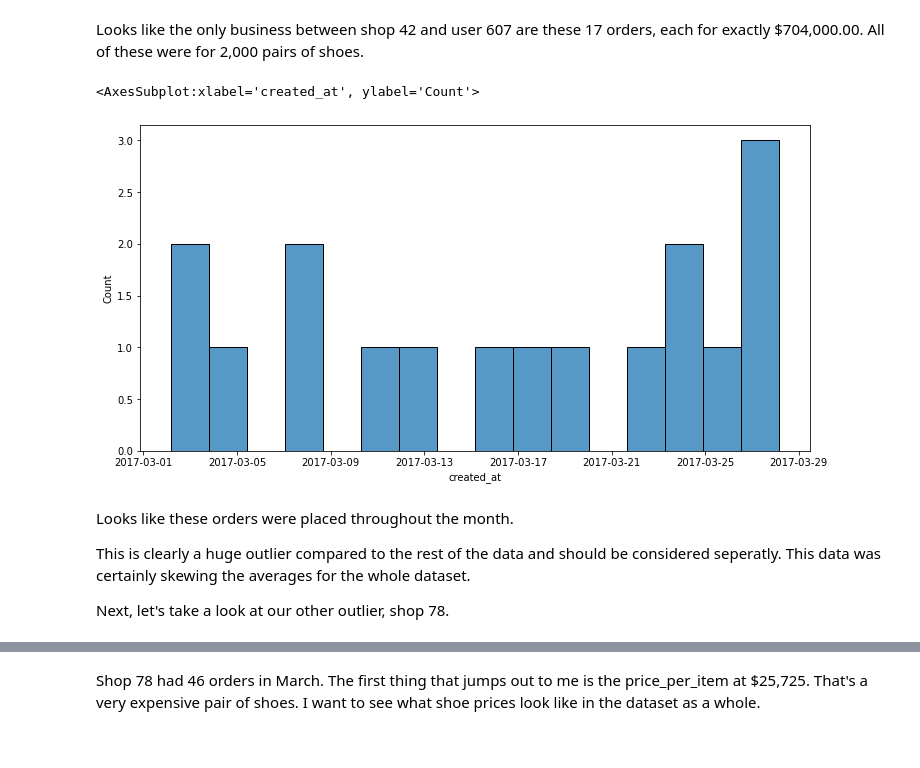
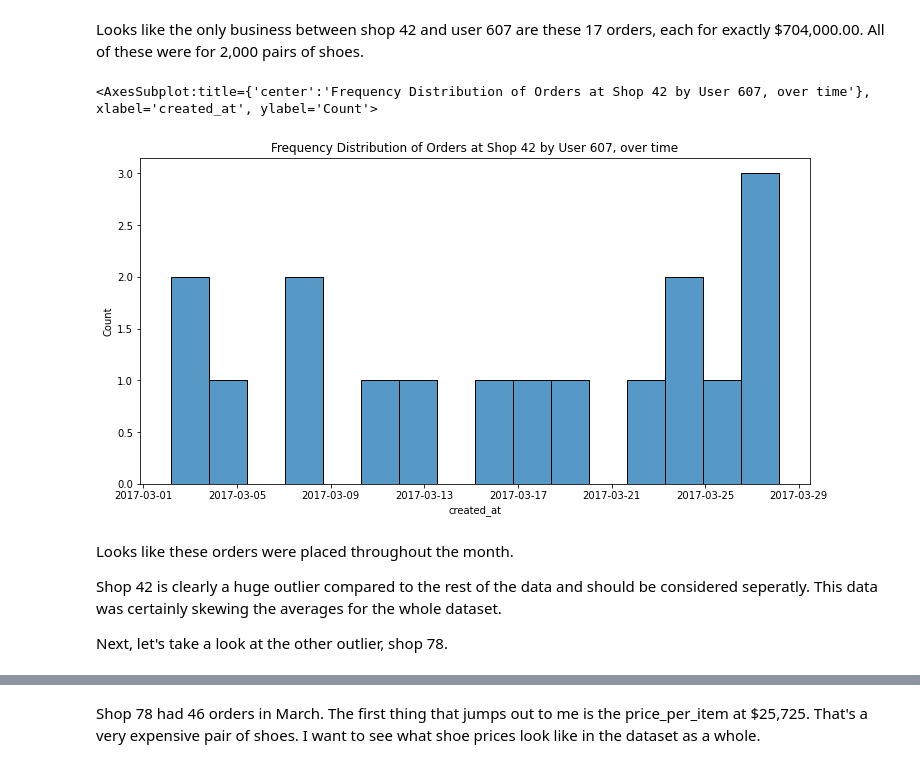
Before and after one commit to semacki2/20220511_Shopify_Project, a Jupyter notebook: spotify_project.ipynb, the cells around one changed output, grey strips where cells are left out. Cells and saved outputs as stored; diff of their text form; code cells hidden in the pictures.

```diff
--- a/spotify_project.ipynb
+++ b/spotify_project.ipynb
@@ -441,16 +445,17 @@ df_shop_42.loc[df_shop_42.user_id == 607]
 Looks like the only business between shop 42 and user 607 are these 17 orders, each for exactly $704,000.00. All of these were for 2,000 pairs of shoes.
 # %%
 plt.figure(figsize=(12, 6))
+plt.title("Frequency Distribution of Orders at Shop 42 by User 607, over time")
 sns.histplot(df_shop_42.loc[df_shop_42.user_id == 607].created_at, bins=16, kde=False)
 # %% [output]
-<AxesSubplot:xlabel='created_at', ylabel='Count'>
+<AxesSubplot:title={'center':'Frequency Distribution of Orders at Shop 42 by User 607, over time'}, xlabel='created_at', ylabel='Count'>
-[figure, old version]
+[figure, new version]
 # %% [markdown]
 Looks like these orders were placed throughout the month.
 
-This is clearly a huge outlier compared to the rest of the data and should be considered seperatly. This data was certainly skewing the averages for the whole dataset.
+Shop 42 is clearly a huge outlier compared to the rest of the data and should be considered seperatly. This data was certainly skewing the averages for the whole dataset.
 
-Next, let's take a look at our other outlier, shop 78.
+Next, let's take a look at the other outlier, shop 78.
 # %%
 df_shop_78.describe(include='all', datetime_is_numeric=True)
 # %% [output]
```
Also changed, not shown: parts of 21 cells of this notebook.
